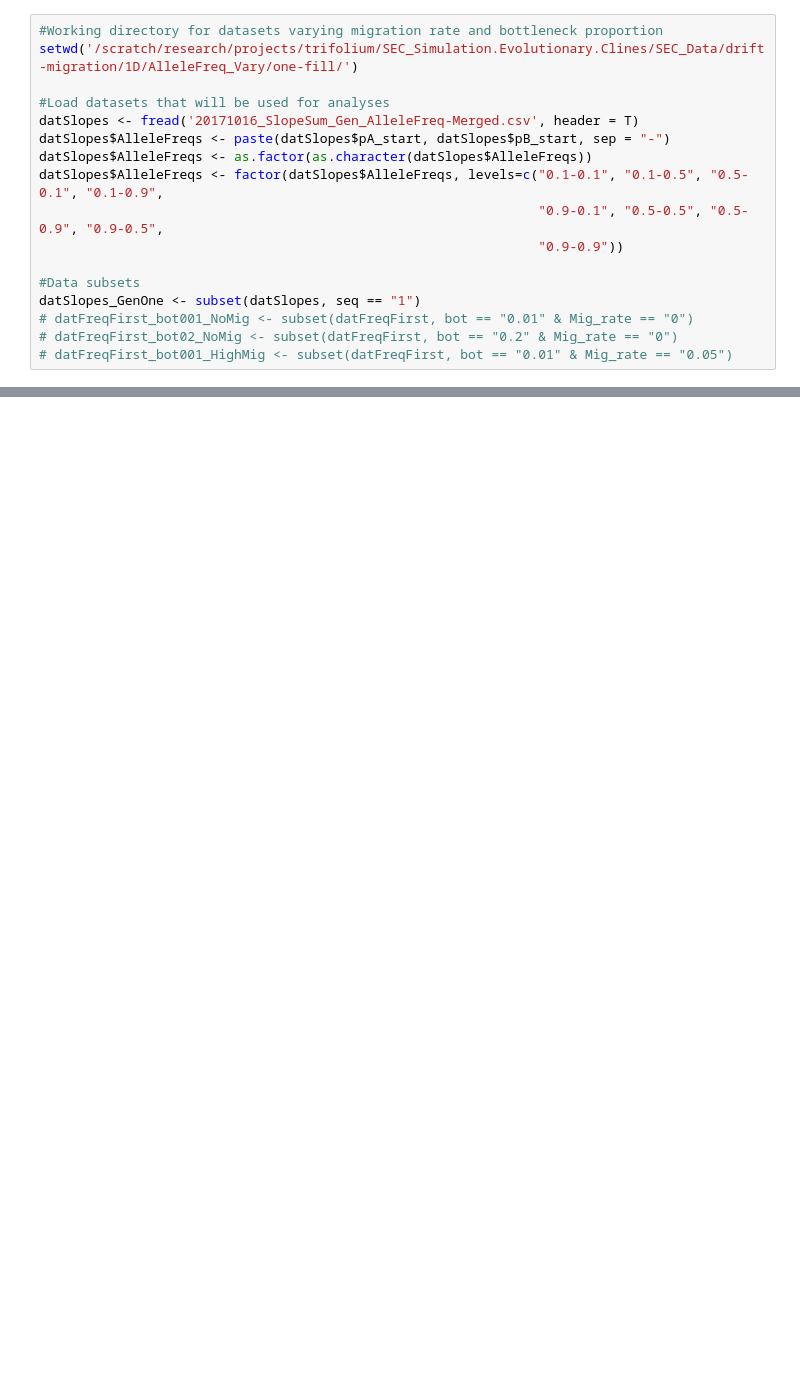
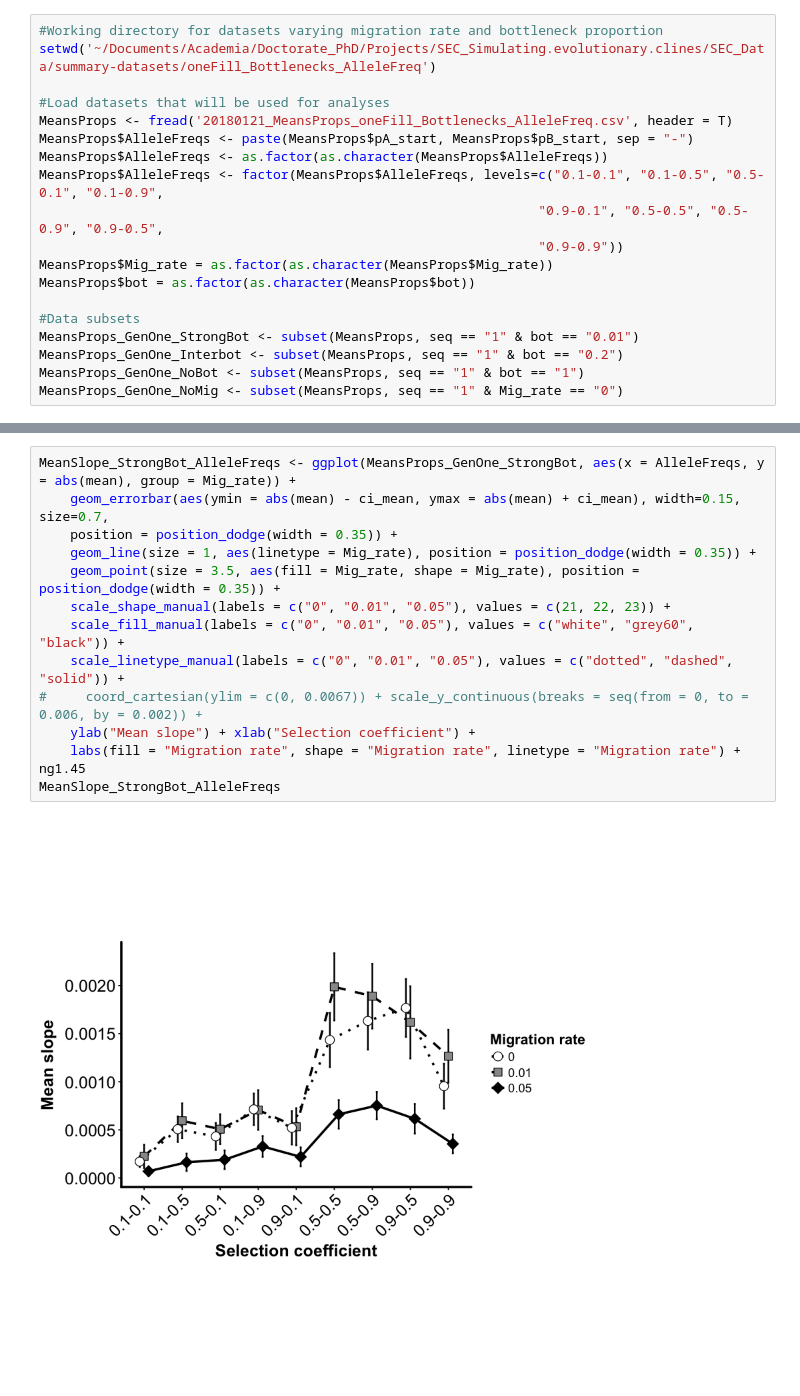
Before and after one commit to James-S-Santangelo/Simulating-Evolutionary-Clines-SEC-, a Jupyter notebook: SEC_Notebooks/R_Notebooks/oneFill_Bottlenecks_AlelleFreq.ipynb, the cells around one changed output, grey strips where cells are left out. Saved outputs shown, nothing was run; the diff lists cells and outputs as text; blank space fills up the shorter version.

Commit message:
Added figures for oneFill_Bottlenecks_AlleleFreq

```diff
--- a/SEC_Notebooks/R_Notebooks/oneFill_Bottlenecks_AlelleFreq.ipynb
+++ b/SEC_Notebooks/R_Notebooks/oneFill_Bottlenecks_AlelleFreq.ipynb
@@ -20,17 +78,19 @@ library(dplyr)
 # %%
 #Working directory for datasets varying migration rate and bottleneck proportion
-setwd('/scratch/research/projects/trifolium/SEC_Simulation.Evolutionary.Clines/SEC_Data/drift-migration/1D/AlleleFreq_Vary/one-fill/')
+setwd('~/Documents/Academia/Doctorate_PhD/Projects/SEC_Simulating.evolutionary.clines/SEC_Data/summary-datasets/oneFill_Bottlenecks_AlleleFreq')
 
 #Load datasets that will be used for analyses
-datSlopes <- fread('20171016_SlopeSum_Gen_AlleleFreq-Merged.csv', header = T)
-datSlopes$AlleleFreqs <- paste(datSlopes$pA_start, datSlopes$pB_start, sep = "-")
-datSlopes$AlleleFreqs <- as.factor(as.character(datSlopes$AlleleFreqs))
-datSlopes$AlleleFreqs <- factor(datSlopes$AlleleFreqs, levels=c("0.1-0.1", "0.1-0.5", "0.5-0.1", "0.1-0.9",
+MeansProps <- fread('20180121_MeansProps_oneFill_Bottlenecks_AlleleFreq.csv', header = T)
+MeansProps$AlleleFreqs <- paste(MeansProps$pA_start, MeansProps$pB_start, sep = "-")
+MeansProps$AlleleFreqs <- as.factor(as.character(MeansProps$AlleleFreqs))
+MeansProps$AlleleFreqs <- factor(MeansProps$AlleleFreqs, levels=c("0.1-0.1", "0.1-0.5", "0.5-0.1", "0.1-0.9",
                                                                 "0.9-0.1", "0.5-0.5", "0.5-0.9", "0.9-0.5",
                                                                 "0.9-0.9"))
+MeansProps$Mig_rate = as.factor(as.character(MeansProps$Mig_rate))
+MeansProps$bot = as.factor(as.character(MeansProps$bot))
 
 #Data subsets
-datSlopes_GenOne <- subset(datSlopes, seq == "1")
-# datFreqFirst_bot001_NoMig <- subset(datFreqFirst, bot == "0.01" & Mig_rate == "0")
-# datFreqFirst_bot02_NoMig <- subset(datFreqFirst, bot == "0.2" & Mig_rate == "0")
-# datFreqFirst_bot001_HighMig <- subset(datFreqFirst, bot == "0.01" & Mig_rate == "0.05")
+MeansProps_GenOne_StrongBot <- subset(MeansProps, seq == "1" & bot == "0.01")
+MeansProps_GenOne_Interbot <- subset(MeansProps, seq == "1" & bot == "0.2")
+MeansProps_GenOne_NoBot <- subset(MeansProps, seq == "1" & bot == "1")
+MeansProps_GenOne_NoMig <- subset(MeansProps, seq == "1" & Mig_rate == "0")
@@ -36,0 +117,15 @@ datSlopes_GenOne <- subset(datSlopes, seq == "1")
+# %%
+MeanSlope_StrongBot_AlleleFreqs <- ggplot(MeansProps_GenOne_StrongBot, aes(x = AlleleFreqs, y = abs(mean), group = Mig_rate)) +
+    geom_errorbar(aes(ymin = abs(mean) - ci_mean, ymax = abs(mean) + ci_mean), width=0.15, size=0.7,
+    position = position_dodge(width = 0.35)) +
+    geom_line(size = 1, aes(linetype = Mig_rate), position = position_dodge(width = 0.35)) +
+    geom_point(size = 3.5, aes(fill = Mig_rate, shape = Mig_rate), position = position_dodge(width = 0.35)) +
+    scale_shape_manual(labels = c("0", "0.01", "0.05"), values = c(21, 22, 23)) +
+    scale_fill_manual(labels = c("0", "0.01", "0.05"), values = c("white", "grey60", "black")) +
+    scale_linetype_manual(labels = c("0", "0.01", "0.05"), values = c("dotted", "dashed", "solid")) +
+#     coord_cartesian(ylim = c(0, 0.0067)) + scale_y_continuous(breaks = seq(from = 0, to = 0.006, by = 0.002)) +
+    ylab("Mean slope") + xlab("Selection coefficient") +
+    labs(fill = "Migration rate", shape = "Migration rate", linetype = "Migration rate") + ng1.45
+MeanSlope_StrongBot_AlleleFreqs
+# %% [output]
+[figure, added]
```
Also changed, not shown: parts of 12 cells of this notebook, 7 other files.
